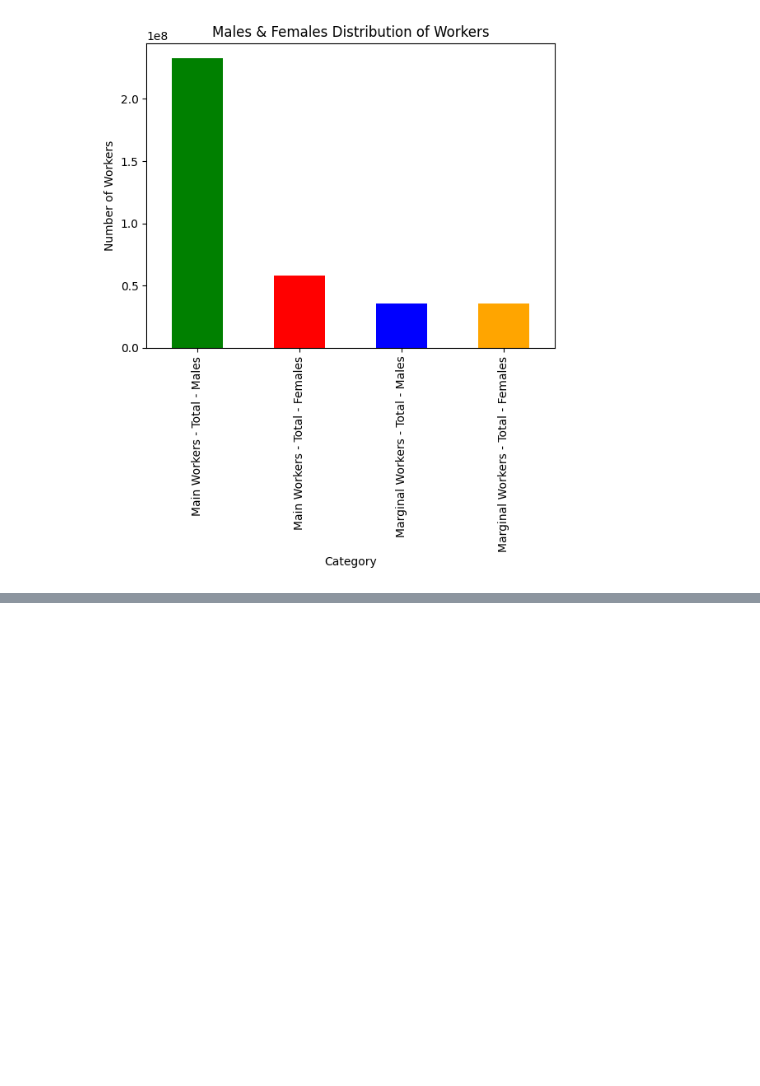
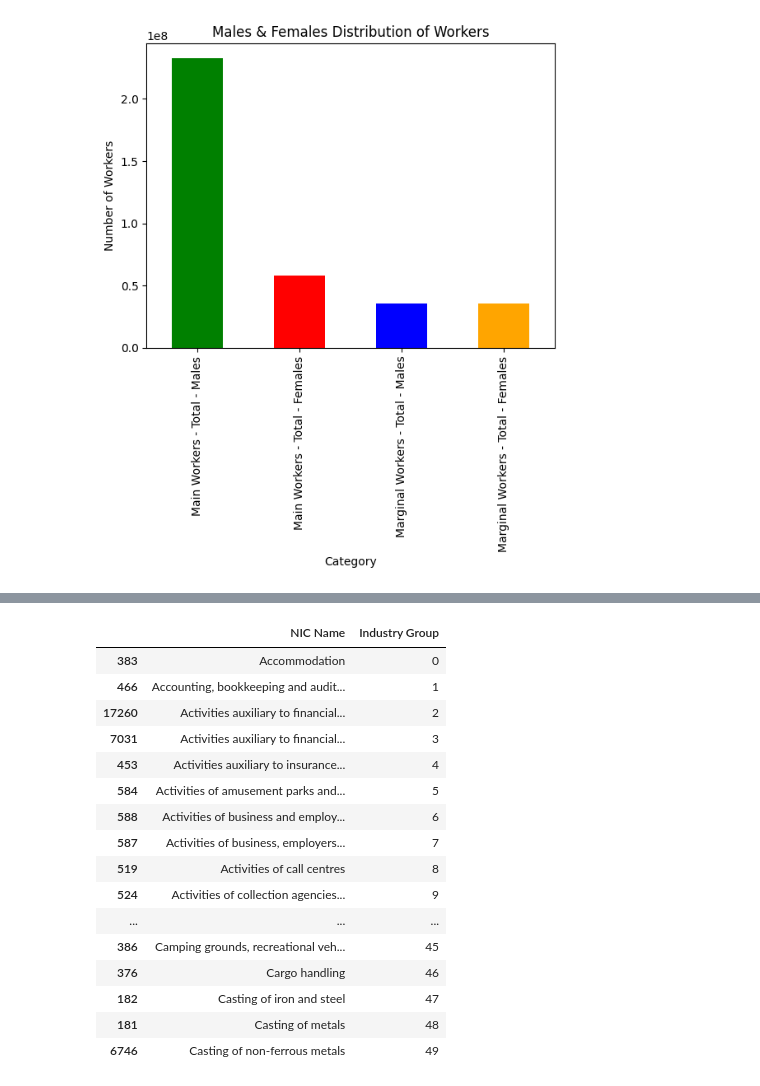
Before and after one commit to Thejasrajsathyamoorthy/Industrial-Human-Resources, a Jupyter notebook: HR_1.ipynb, the cells around one changed output, grey strips where cells are left out. Saved outputs shown, nothing was run; the diff lists cells and outputs as text; code cells hidden in the pictures; blank space fills up the shorter version.

```diff
--- a/HR_1.ipynb
+++ b/HR_1.ipynb
@@ -225,0 +204,26 @@ df_d
+# %%
+from sklearn.preprocessing import LabelEncoder
+
+label_encoder = LabelEncoder()
+df['Industry Group'] = label_encoder.fit_transform(df['NIC Name'])
+# %%
+df_industry = df[["NIC Name", "Industry Group"]]
+df_industry.drop_duplicates().sort_values(by= "Industry Group").head(50)
+# %% [output]
+|  | NIC Name | Industry Group |
+| 383 | Accommodation | 0 |
+| 466 | Accounting, bookkeeping and audit... | 1 |
+| 17260 | Activities auxiliary to financial... | 2 |
+| 7031 | Activities auxiliary to financial... | 3 |
+| 453 | Activities auxiliary to insurance... | 4 |
+| 584 | Activities of amusement parks and... | 5 |
+| 588 | Activities of business and employ... | 6 |
+| 587 | Activities of business, employers... | 7 |
+| 519 | Activities of call centres | 8 |
+| 524 | Activities of collection agencies... | 9 |
+| ... | ... | ... |
+| 386 | Camping grounds, recreational veh... | 45 |
+| 376 | Cargo handling | 46 |
+| 182 | Casting of iron and steel | 47 |
+| 181 | Casting of metals | 48 |
+| 6746 | Casting of non-ferrous metals | 49 |
```
Also changed, not shown: parts of 3 cells of this notebook.
